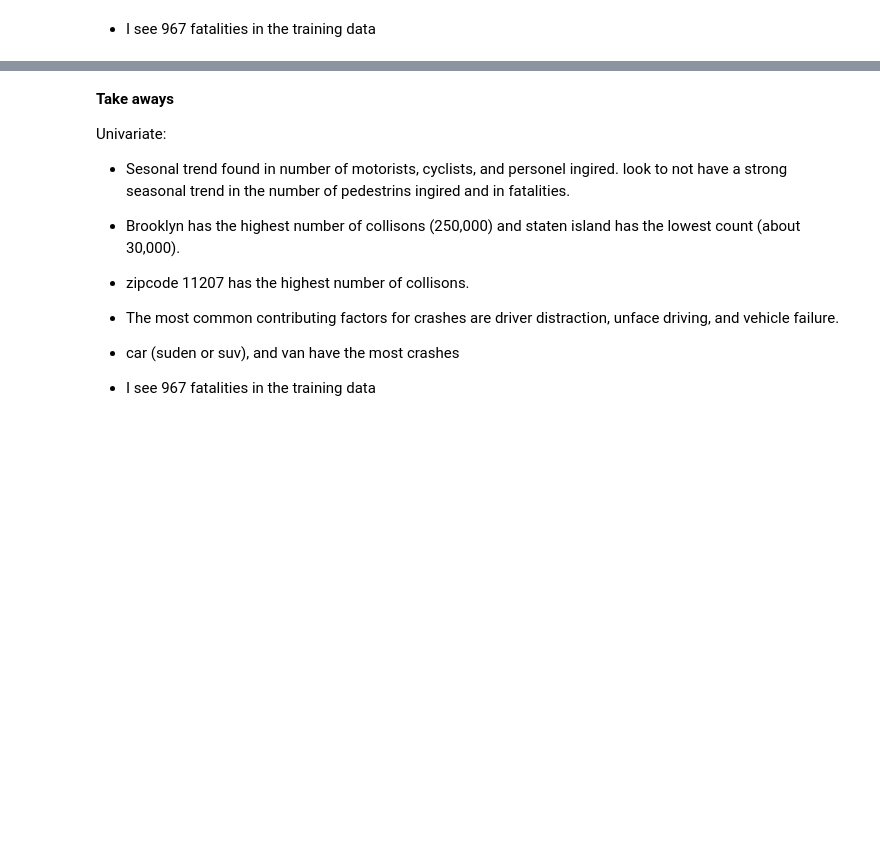
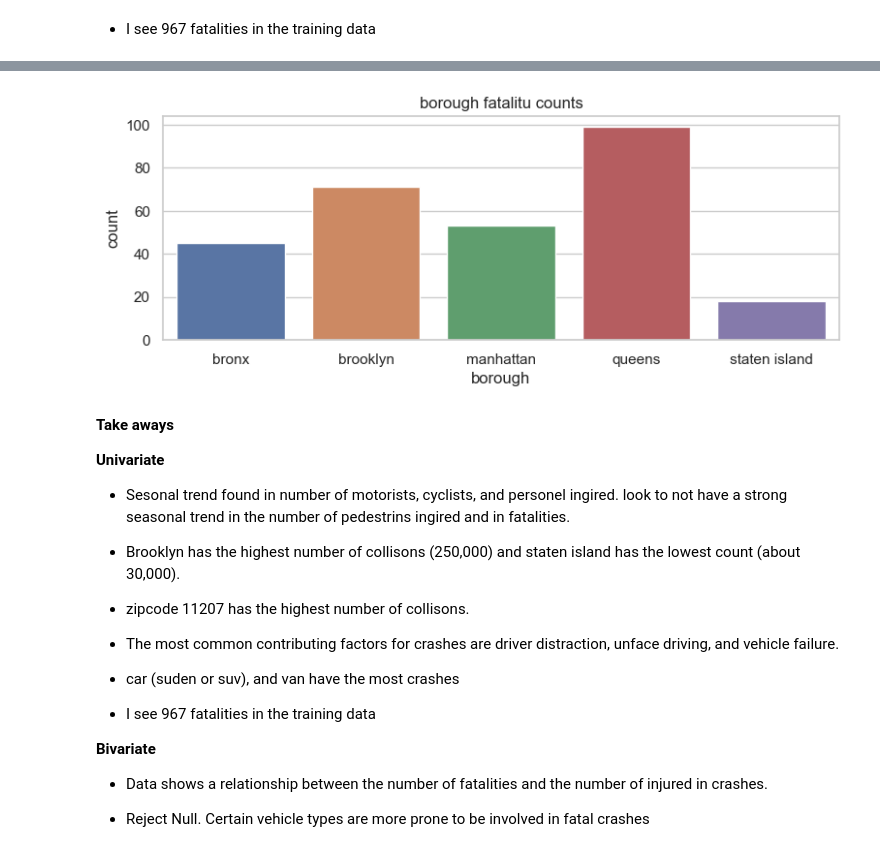
Before and after one commit to MigashaneVictoire/CNY_motor_Vehicle_collisions, a Jupyter notebook: 03_explore_work_file.ipynb, the cells around one changed output, grey strips where cells are left out. Saved outputs shown, nothing was run; the diff lists cells and outputs as text; code cells hidden in the pictures; blank space fills up the shorter version.

```diff
--- a/03_explore_work_file.ipynb
+++ b/03_explore_work_file.ipynb
@@ -212,0 +415,6 @@ Name: fatality, dtype: int64
+# %%
+# group by fatality borough groups
+fatality_zipcode = train.groupby(["borough","zip_code", "fatality"])["fatality"].agg(["count"]).reset_index()
+fatality_zipcode = fatality_zipcode[(fatality_zipcode.fatality == 1)].sort_values(by="count", ascending =False)
+fatality_zipcode = fatality_zipcode.groupby(["borough"])["count"].agg(["count"]).reset_index()
+fatality_zipcode
@@ -213,7 +428,18 @@ Name: fatality, dtype: int64
+# %%
+# plot the contributing factors with fatality
+plt.figure(figsize=(9,3))
+sns.barplot(data=fatality_zipcode, y="count", x="borough")
+plt.title('borough fatalitu counts')
+plt.ylabel('count')
+# save the generated visual to folder
+explore_.save_visuals(fig= plt.gcf(), viz_name= "borough_and_fatality", folder_name= 2)
+plt.show()
+# %% [output]
+[figure, added]
 # %% [markdown]
 **Take aways**
 
-Univariate:
+**Univariate**
 
 - Sesonal trend found in number of motorists, cyclists, and personel ingired. look to not have a strong seasonal trend in the number of pedestrins ingired and in fatalities.
 
@@ -226,3 +452,9 @@ Univariate:
 - car (suden or suv), and van have the most crashes
 
 - I see  967 fatalities in the training data
+
+**Bivariate**
+
+- Data shows a relationship between the number of fatalities and the number of injured in crashes.
+
+- Reject Null. Certain vehicle types are more prone to be involved in fatal crashes
```
Also changed, not shown: parts of 29 cells of this notebook.
